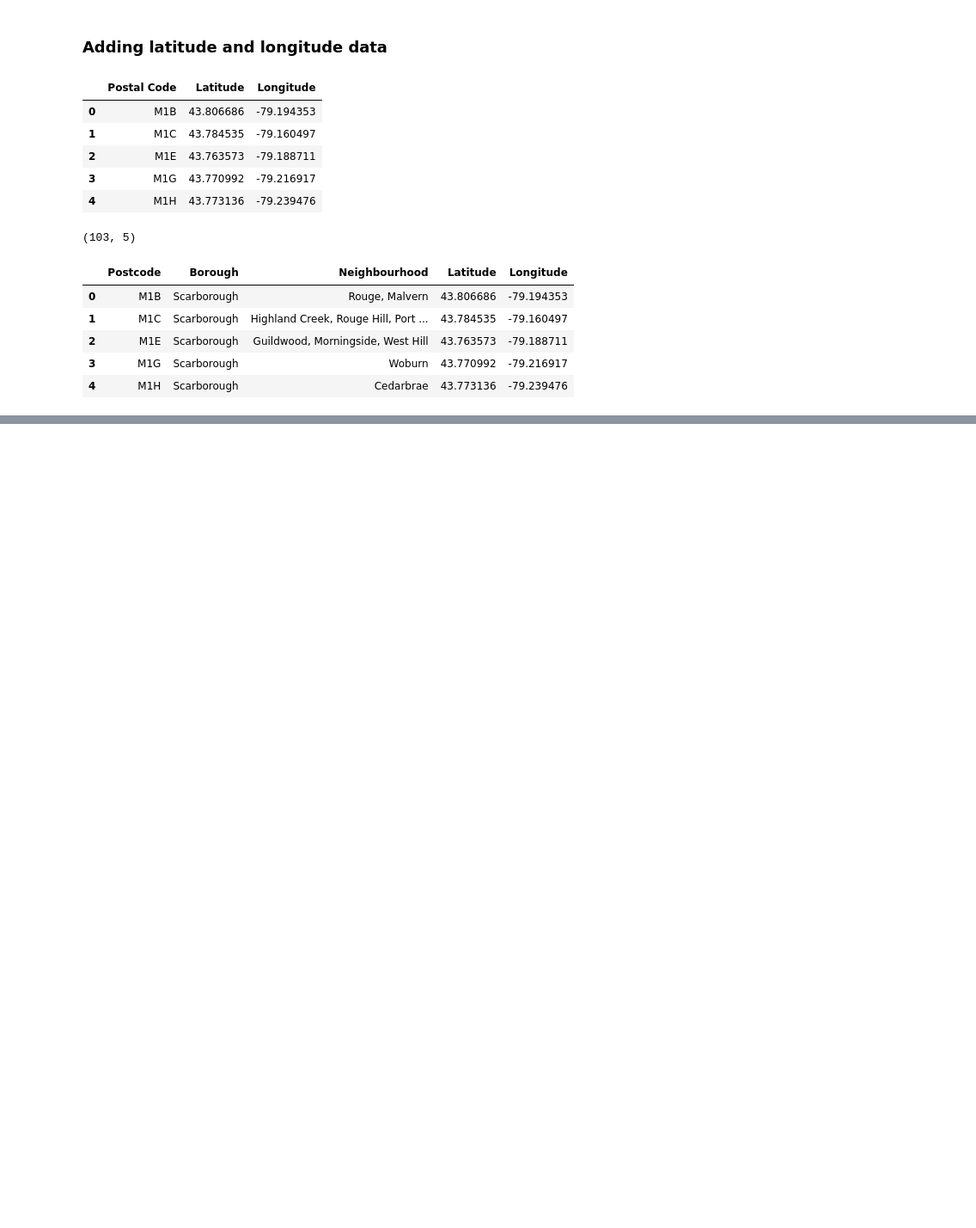
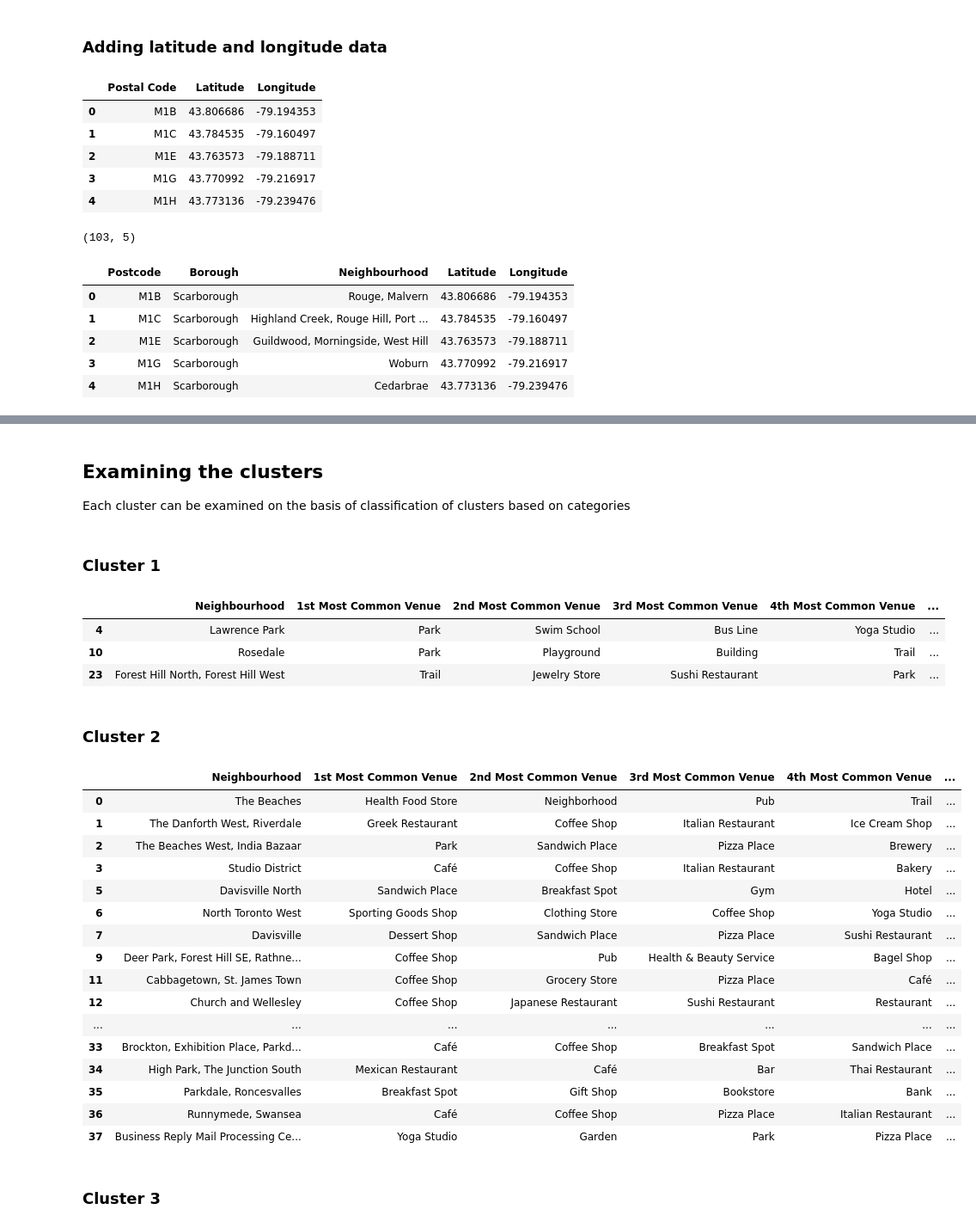
Before and after one commit to kavinthangaraj/Coursera_capstone, a Jupyter notebook: Toronto_data.ipynb, the cells around one changed output, grey strips where cells are left out. Shown at 86% size. Cells and saved outputs as stored; diff of their text form; code cells hidden in the pictures; blank space fills up the shorter version.

```diff
--- a/Toronto_data.ipynb
+++ b/Toronto_data.ipynb
@@ -160,0 +564,25 @@ df_toronto.head()
+# %%
+num = 10   # top 10 venues
+
+indicators = ['st', 'nd', 'rd']  # naming the columns
+
+# create columns according to number of top venues
+
+columns = ['Neighbourhood']
+for ind in np.arange(num):
+    try:
+        columns.append('{}{} Most Common Venue'.format(ind+1, indicators[ind]))
+    except:
+        columns.append('{}th Most Common Venue'.format(ind+1))
+
+# create a new dataframe
+
+neighbourhood_venues_sorted = pd.DataFrame(columns=columns)
+neighbourhood_venues_sorted['Neighbourhood'] = toronto_grouped['Neighbourhood']
+
+#calling the function
+
+for ind in np.arange(toronto_grouped.shape[0]):
+    neighbourhood_venues_sorted.iloc[ind, 1:] = most_common_venues(toronto_grouped.iloc[ind, :], num)
+
+neighbourhood_venues_sorted.head()
@@ -160,0 +603,8 @@ df_toronto.head()
+# %%
+# create an instance for KMeans
+
+num_clusters = 4    # number of clusters
+
+toronto_grouped_clustering = toronto_grouped.drop(['Neighbourhood'], axis=1)
+
+kcluster = KMeans(n_clusters=num_clusters, random_state=42).fit(toronto_grouped_clustering)
@@ -160,0 +616,10 @@ df_toronto.head()
+# %%
+# merging the toronto_dataframe with cluster labels and most common categories
+
+neighbourhood_venues_sorted.insert(0, 'Cluster Label', kcluster.labels_)
+
+toronto_merged = toronto
+
+toronto_merged = toronto_merged.join(neighbourhood_venues_sorted.set_index('Neighbourhood'), on='Neighbourhood')
+
+toronto_merged.head()
@@ -160,0 +669,37 @@ df_toronto.head()
+# %% [markdown]
+## Examining the clusters
+
+Each cluster can be examined on the basis of classification of clusters based on categories
+# %% [markdown]
+### Cluster 1
+# %%
+toronto_merged.loc[toronto_merged['Cluster Label'] == 0, toronto_merged.columns[[2] + list(range(6, toronto_merged.shape[1]))]]
+# %% [output]
+|  | Neighbourhood | 1st Most Common Venue | 2nd Most Common Venue | 3rd Most Common Venue | 4th Most Common Venue | ... |
+| 4 | Lawrence Park | Park | Swim School | Bus Line | Yoga Studio | ... |
+| 10 | Rosedale | Park | Playground | Building | Trail | ... |
+| 23 | Forest Hill North, Forest Hill West | Trail | Jewelry Store | Sushi Restaurant | Park | ... |
+# %% [markdown]
+### Cluster 2
+# %%
+toronto_merged.loc[toronto_merged['Cluster Label'] == 1, toronto_merged.columns[[2] + list(range(6, toronto_merged.shape[1]))]]
+# %% [output]
+|  | Neighbourhood | 1st Most Common Venue | 2nd Most Common Venue | 3rd Most Common Venue | 4th Most Common Venue | ... |
+| 0 | The Beaches | Health Food Store | Neighborhood | Pub | Trail | ... |
+| 1 | The Danforth West, Riverdale | Greek Restaurant | Coffee Shop | Italian Restaurant | Ice Cream Shop | ... |
+| 2 | The Beaches West, India Bazaar | Park | Sandwich Place | Pizza Place | Brewery | ... |
+| 3 | Studio District | Café | Coffee Shop | Italian Restaurant | Bakery | ... |
+| 5 | Davisville North | Sandwich Place | Breakfast Spot | Gym | Hotel | ... |
+| 6 | North Toronto West | Sporting Goods Shop | Clothing Store | Coffee Shop | Yoga Studio | ... |
+| 7 | Davisville | Dessert Shop | Sandwich Place | Pizza Place | Sushi Restaurant | ... |
+| 9 | Deer Park, Forest Hill SE, Rathne... | Coffee Shop | Pub | Health & Beauty Service | Bagel Shop | ... |
+| 11 | Cabbagetown, St. James Town | Coffee Shop | Grocery Store | Pizza Place | Café | ... |
+| 12 | Church and Wellesley | Coffee Shop | Japanese Restaurant | Sushi Restaurant | Restaurant | ... |
+| ... | ... | ... | ... | ... | ... | ... |
+| 33 | Brockton, Exhibition Place, Parkd... | Café | Coffee Shop | Breakfast Spot | Sandwich Place | ... |
+| 34 | High Park, The Junction South | Mexican Restaurant | Café | Bar | Thai Restaurant | ... |
+| 35 | Parkdale, Roncesvalles | Breakfast Spot | Gift Shop | Bookstore | Bank | ... |
+| 36 | Runnymede, Swansea | Café | Coffee Shop | Pizza Place | Italian Restaurant | ... |
+| 37 | Business Reply Mail Processing Ce... | Yoga Studio | Garden | Park | Pizza Place | ... |
+# %% [markdown]
+### Cluster 3
```
Also changed, not shown: parts of 55 cells of this notebook.
